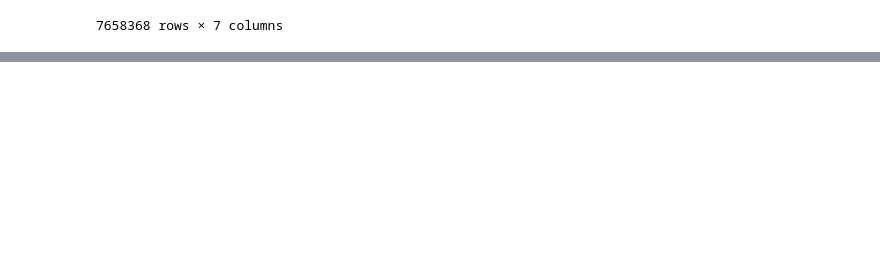
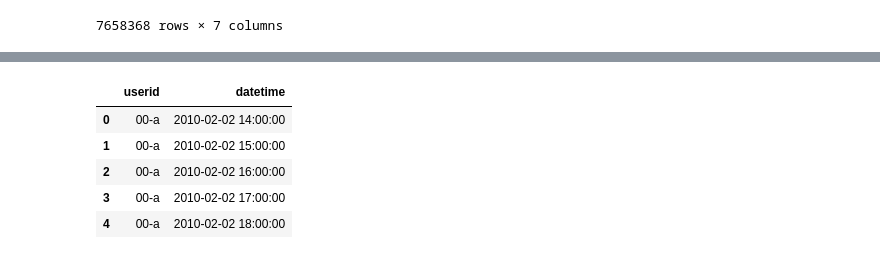
Before and after one commit to Magica-Chen/social-predictability, a Jupyter notebook: predictability.ipynb, the cells around one changed output, grey strips where cells are left out. Saved outputs shown, nothing was run; the diff lists cells and outputs as text; code cells hidden in the pictures; blank space fills up the shorter version.

```diff
--- a/predictability.ipynb
+++ b/predictability.ipynb
@@ -89,3 +92,11 @@ df_temp = ft.read_dataframe('data/weeplace_checkins_hourly_full_time.feather')
 # %%
-# ft.write_dataframe(df_temp, 'data/weeplace_checkins_hourly_full_time.feather')
+df_temp = ft.read_dataframe('data/weeplace_checkins_hourly_full_time.feather')
+df_temp.head(5)
+# %% [output]
+|  | userid | datetime |
+| 0 | 00-a | 2010-02-02 14:00:00 |
+| 1 | 00-a | 2010-02-02 15:00:00 |
+| 2 | 00-a | 2010-02-02 16:00:00 |
+| 3 | 00-a | 2010-02-02 17:00:00 |
+| 4 | 00-a | 2010-02-02 18:00:00 |
 # %%
```
Also changed, not shown: parts of 25 cells of this notebook, 2 other files.
